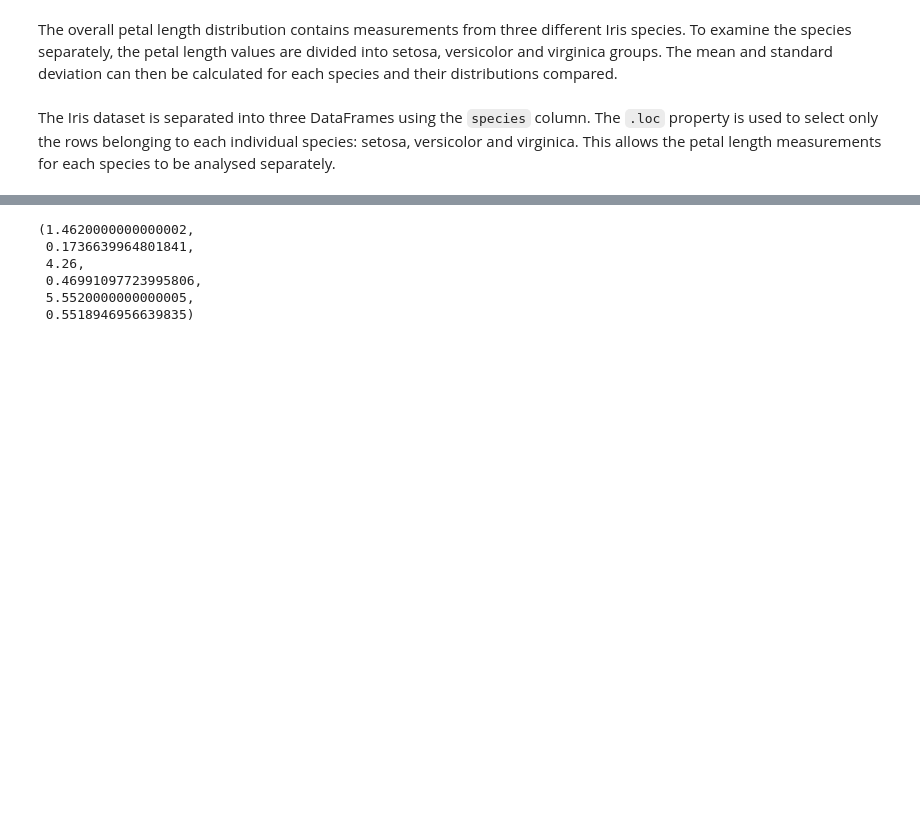
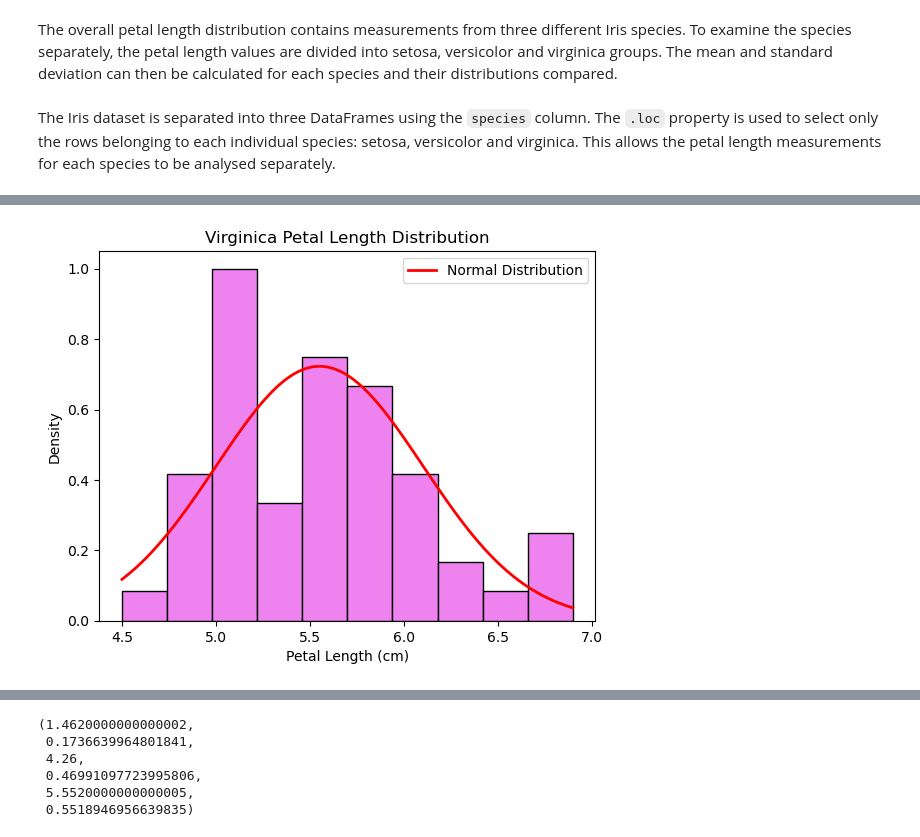
Before and after one commit to tihana-gray/applied_statistics, a Jupyter notebook: problems.ipynb, the cells around one changed output, grey strips where cells are left out. Drawn from its saved outputs; the diff is of its cells as text; code cells hidden in the pictures; blank space fills up the shorter version.

```diff
--- a/problems.ipynb
+++ b/problems.ipynb
@@ -139,0 +164,10 @@ The Iris dataset is separated into three DataFrames using the `species` column.
+# %%
+plt.hist(virginica_petal_lengths, density=True, color="violet", edgecolor="black")
+plt.plot(virginica_x, virginica_normal, color="red", linewidth=2, label="Normal Distribution")
+plt.legend()
+plt.xlabel("Petal Length (cm)")
+plt.ylabel("Density")
+plt.title("Virginica Petal Length Distribution")
+plt.show()
+# %% [output]
+[figure, added]
```
Also changed, not shown: parts of 5 cells of this notebook.
